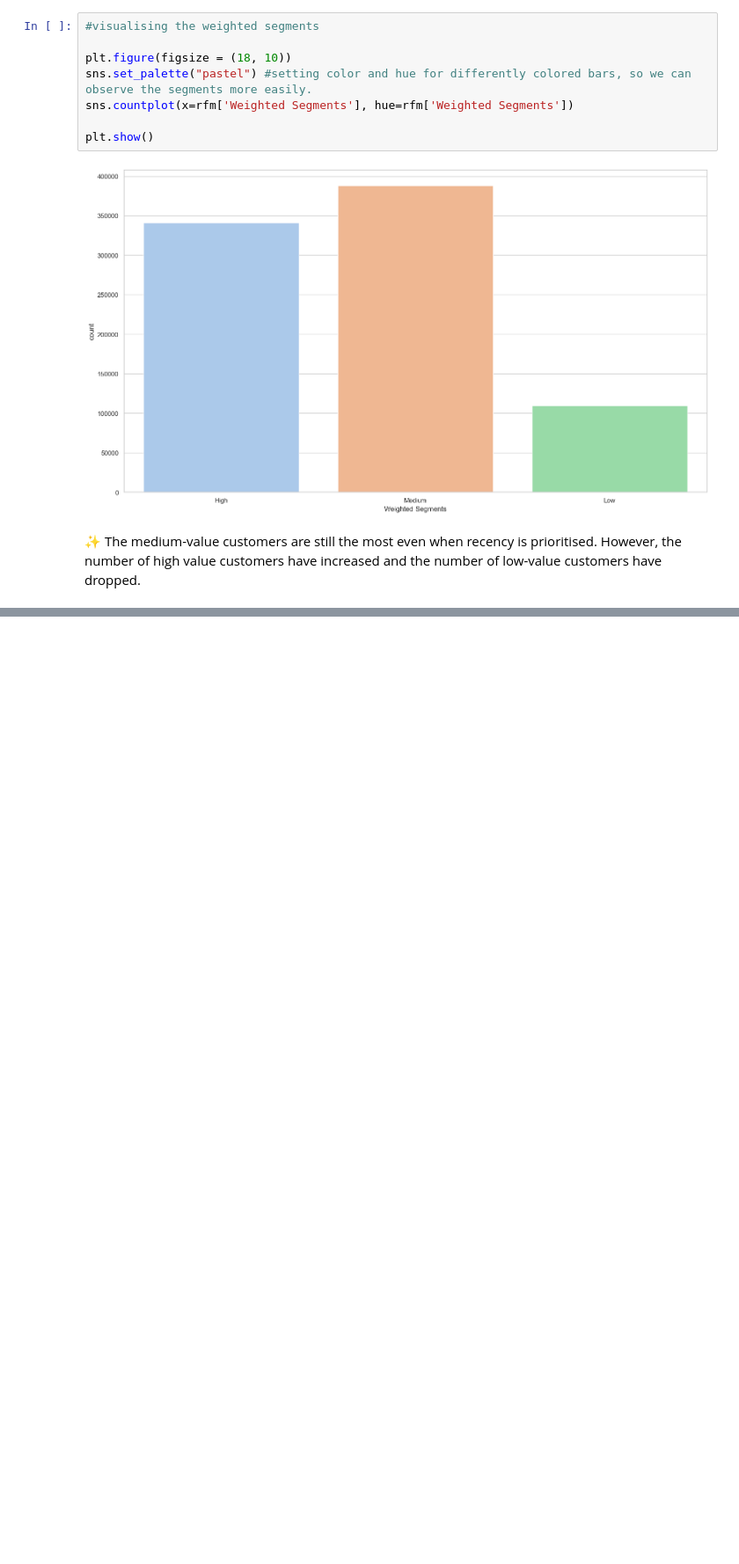
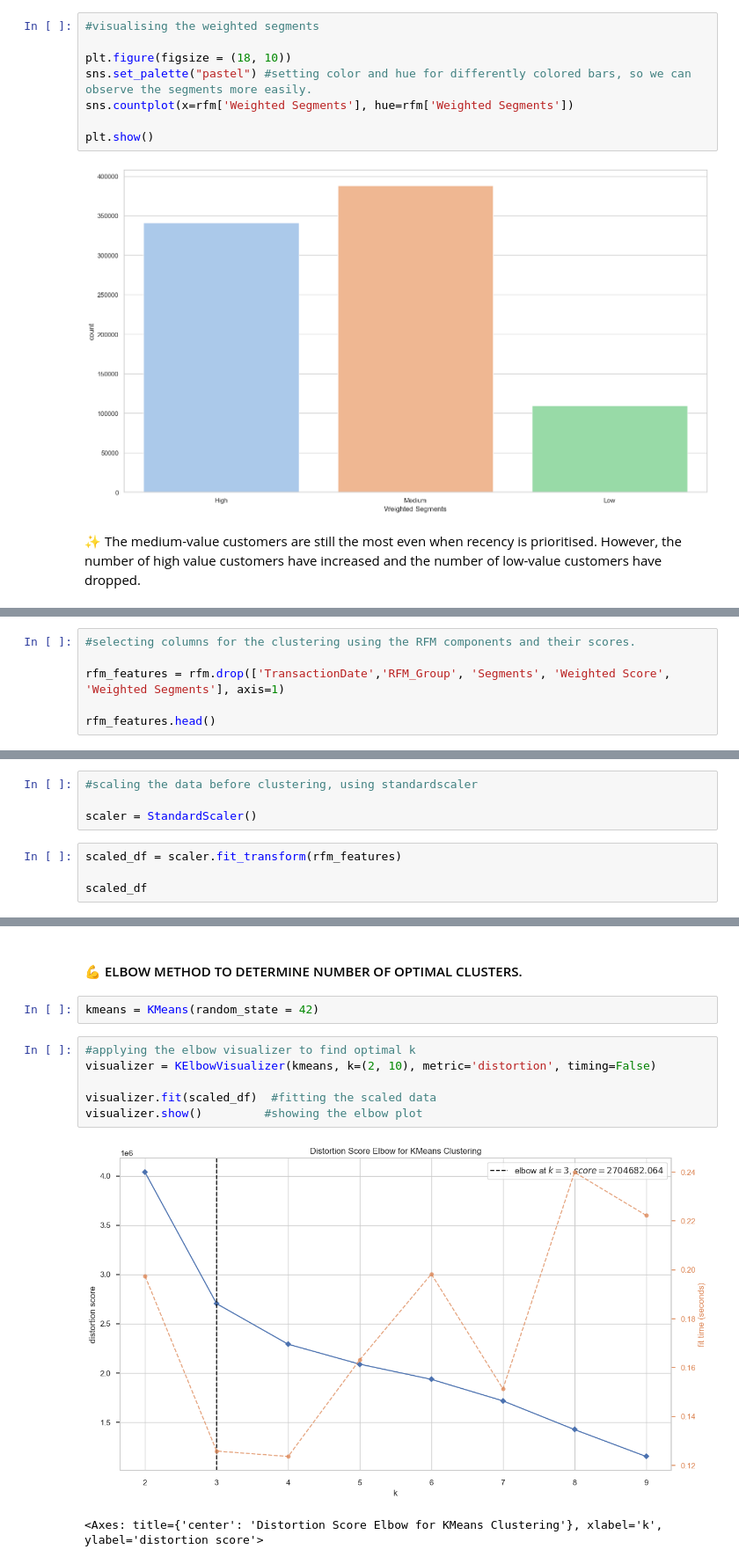
Before and after one commit to mosimii/banktrust-rfm-customer-segmentation, a Jupyter notebook: rfm_customer_segmentation_banktrust.ipynb, the cells around one changed output, grey strips where cells are left out. Shown at 88% size. Saved outputs shown, nothing was run; the diff lists cells and outputs as text; blank space fills up the shorter version.

Commit message:
Clustering

```diff
--- a/rfm_customer_segmentation_banktrust.ipynb
+++ b/rfm_customer_segmentation_banktrust.ipynb
@@ -1192,0 +1225,6 @@ plt.show()
+# %%
+#selecting columns for the clustering using the RFM components and their scores.
+
+rfm_features = rfm.drop(['TransactionDate','RFM_Group', 'Segments', 'Weighted Score', 'Weighted Segments'], axis=1)
+
+rfm_features.head()
@@ -1192,0 +1245,8 @@ plt.show()
+# %%
+#scaling the data before clustering, using standardscaler
+
+scaler = StandardScaler()
+# %%
+scaled_df = scaler.fit_transform(rfm_features)
+
+scaled_df
@@ -1192,0 +1267,13 @@ plt.show()
+# %% [markdown]
+#### 💪 ELBOW METHOD TO DETERMINE NUMBER OF OPTIMAL CLUSTERS.
+# %%
+kmeans = KMeans(random_state = 42)
+# %%
+#applying the elbow visualizer to find optimal k
+visualizer = KElbowVisualizer(kmeans, k=(2, 10), metric='distortion', timing=False)
+
+visualizer.fit(scaled_df)  #fitting the scaled data
+visualizer.show()         #showing the elbow plot
+# %% [output]
+[figure, added]
+<Axes: title={'center': 'Distortion Score Elbow for KMeans Clustering'}, xlabel='k', ylabel='distortion score'>
```
Also changed, not shown: parts of 28 cells of this notebook.
